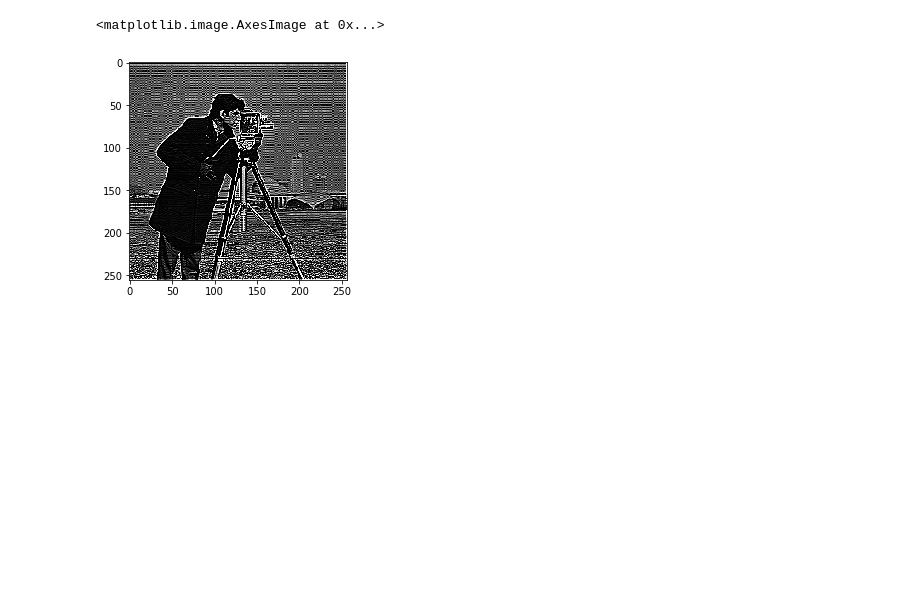
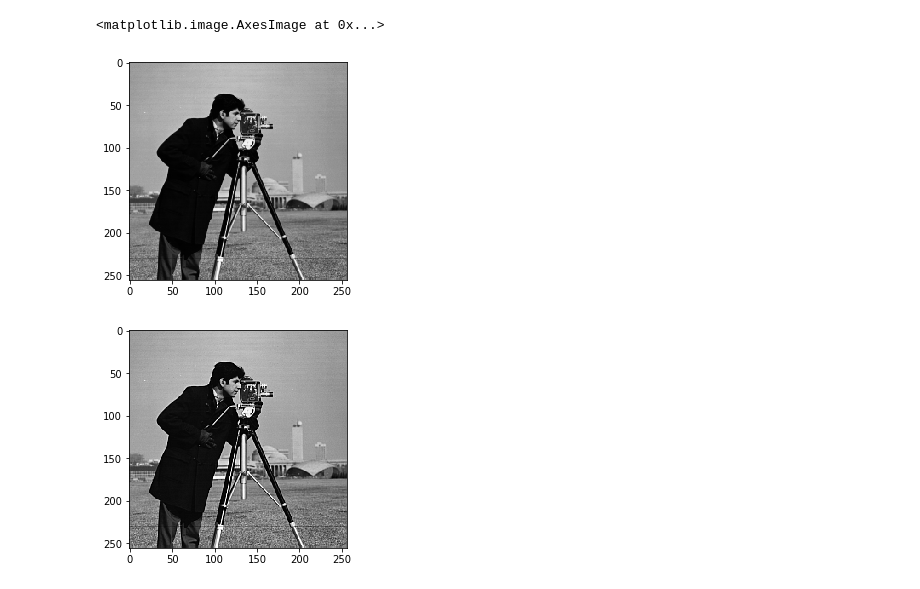
Before and after one commit to mike13k/ComputerVision-Assignment2, a Jupyter notebook: P2.ipynb, the cells around one changed output. Drawn from its saved outputs; the diff is of its cells as text; code cells hidden in the pictures; blank space fills up the shorter version.

```diff
--- a/P2.ipynb
+++ b/P2.ipynb
@@ -49,9 +68,16 @@ def sharpen(img):
 # %%
 img = Image.open("Cameraman.tif")
-img_result = img.copy()
-sharpen(img_result)
-plt.imsave("Sharpened.jpg", img_result, cmap='gray')
-plt.imshow(img_result, cmap="gray")
+img_np = np.array(img, dtype = 'int32')
+plt.figure()
+plt.imshow(img, cmap="gray")
+sharpen_factor = 80
+sharpen(img_np, sharpen_factor)
+result_image = Image.fromarray(img_np)
+result_image = result_image.convert('L')
+plt.figure()
+plt.imsave("Sharpened.jpg", result_image, cmap='gray')
+plt.imshow(result_image, cmap="gray")
 # %% [output]
 <matplotlib.image.AxesImage at 0x...>
-[figure, old version]
+[figure, new version]
+[figure, added]
```
Also changed, not shown: parts of 1 cell of this notebook, 6 other files.
